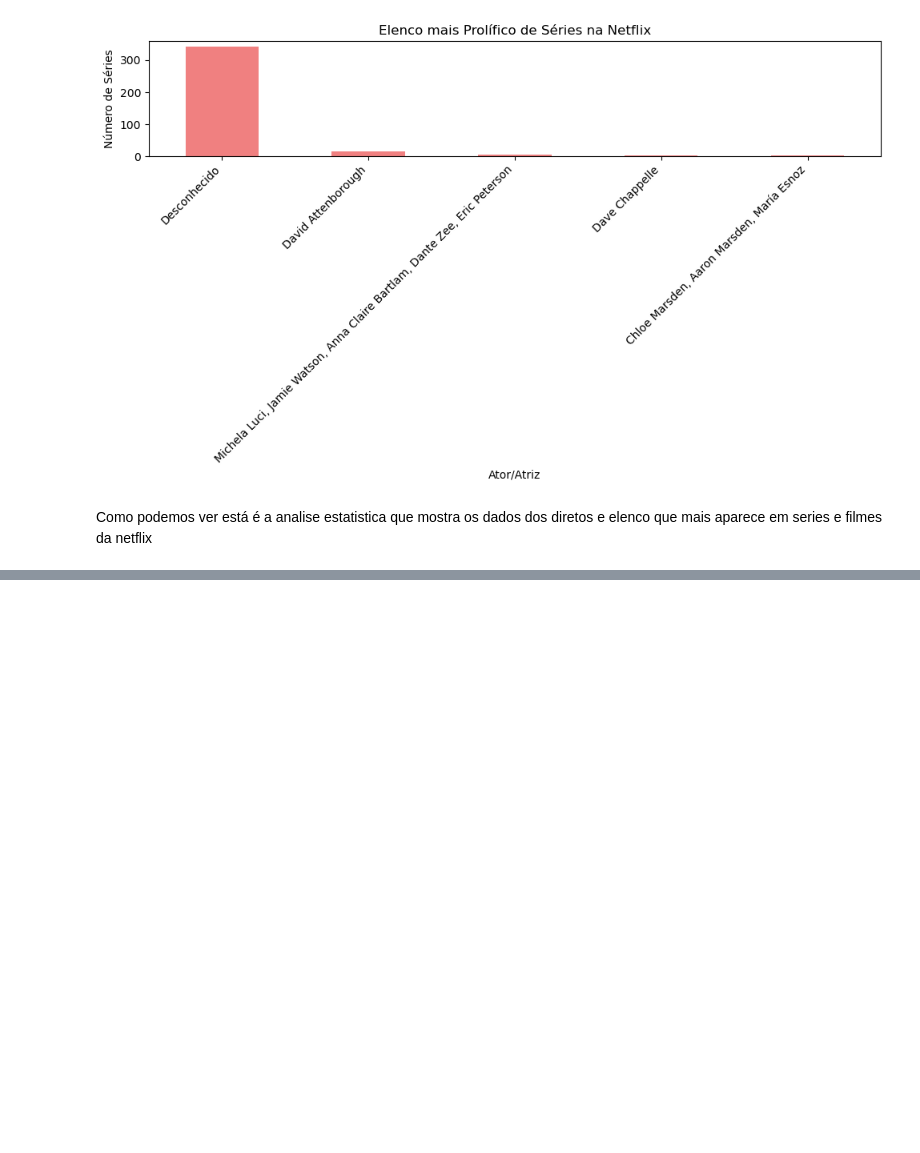
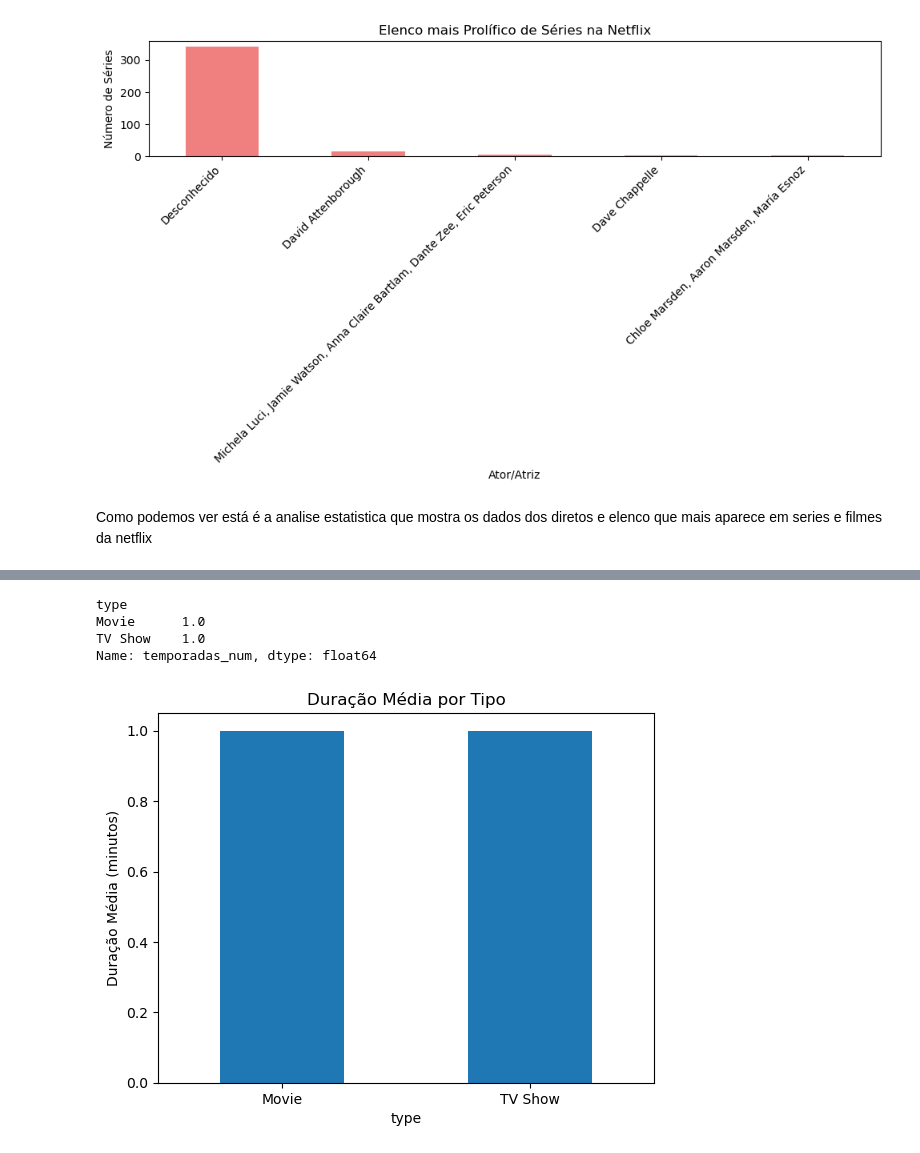
Before and after one commit to IamEmerson/analiseNetflix, a Jupyter notebook: netflix.ipynb, the cells around one changed output, grey strips where cells are left out. Saved outputs shown, nothing was run; the diff lists cells and outputs as text; code cells hidden in the pictures; blank space fills up the shorter version.

```diff
--- a/netflix.ipynb
+++ b/netflix.ipynb
@@ -154,0 +173,34 @@ Como podemos ver está é a analise estatistica que mostra os dados dos diretos
+# %%
+def converter_duracao(duracao):
+    if 'min' in duracao:
+        return int(duracao.split()[0])
+    elif 'temporadas' in duracao:
+        return int(duracao.split()[0]) * 45
+# %%
+def converter_temporadas(temporadas):
+    if 'temporadas' in temporadas:
+        return int(temporadas.split()[0])
+    else:
+        return 1
+# %%
+data['duração_min'] = data['duration'].apply(converter_duracao)
+data['temporadas_num'] = data['duration'].apply(converter_temporadas)
+# %%
+duracao_media_por_tipo = data.groupby('type')['duração_min'].mean()
+duracao_media_por_tipo = data.groupby('type')['temporadas_num'].mean()
+# %%
+duracao_media_por_tipo
+# %% [output]
+type
+Movie      1.0
+TV Show    1.0
+Name: temporadas_num, dtype: float64
+# %%
+fig, ax = plt.subplots()
+duracao_media_por_tipo.plot(kind='bar', ax=ax)
+ax.set_ylabel('Duração Média (minutos)')
+ax.set_title('Duração Média por Tipo')
+plt.xticks(rotation=0)
+plt.show()
+# %% [output]
+[figure, added]
```
Also changed, not shown: parts of 2 cells of this notebook.
